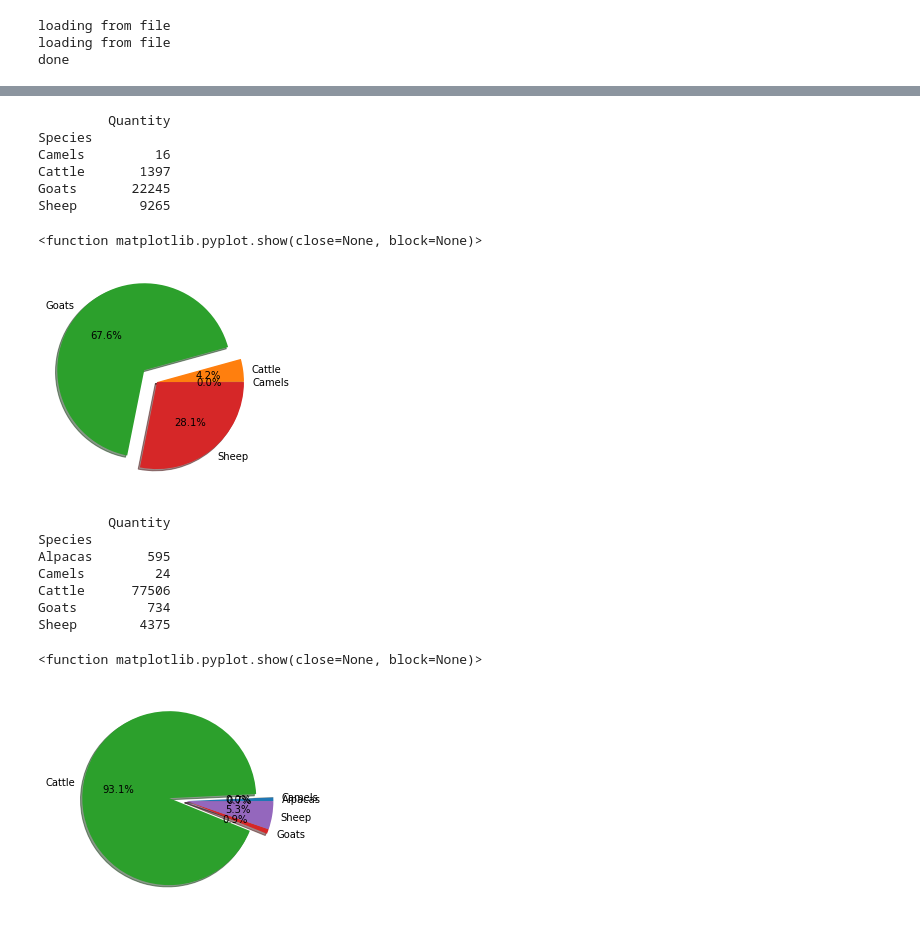
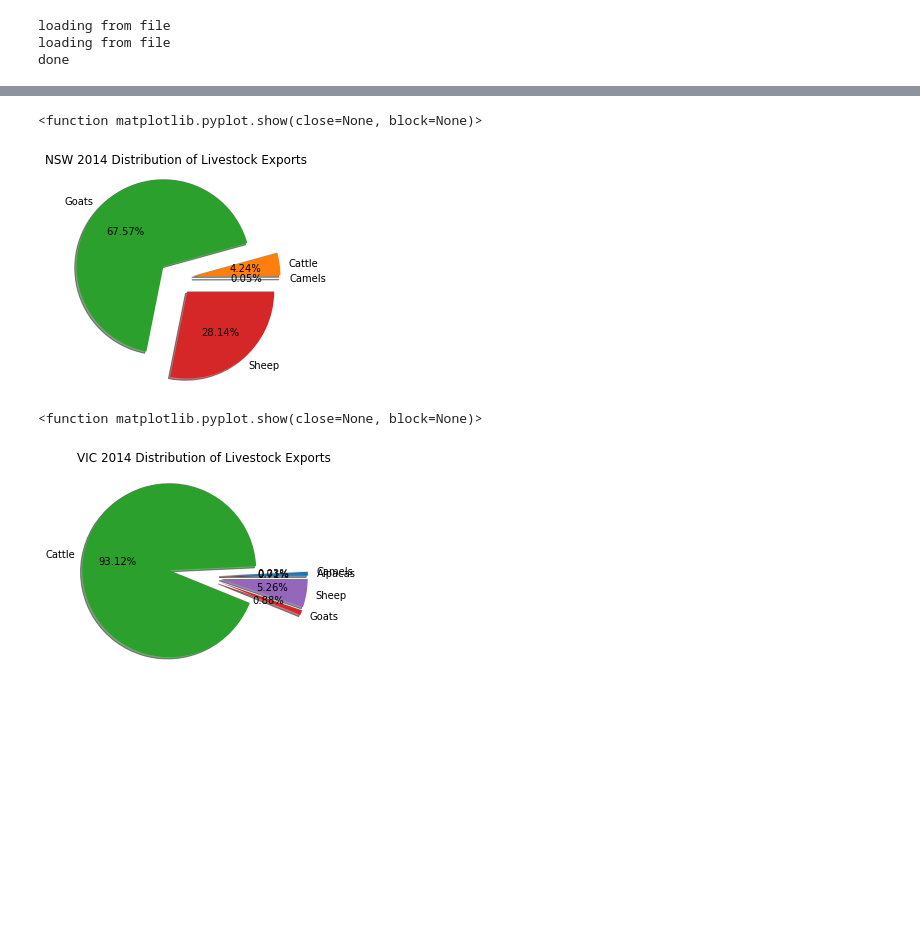
Before and after one commit to D-Wild/data_project, a Jupyter notebook: CODE.ipynb, the cells around one changed output, grey strips where cells are left out. Drawn from its saved outputs; the diff is of its cells as text; code cells hidden in the pictures; blank space fills up the shorter version.

```diff
--- a/CODE.ipynb
+++ b/CODE.ipynb
@@ -89,32 +53,23 @@ Sheep      225232
 # %%
 nsw_ld_2014 = ld.loc[(ld['State'] == 'NSW') & (ld['Year'] == 2014)]
 nsw_ld_2014_species = nsw_ld_2014.groupby(['Species']).sum()
 nsw_ld_2014_species_culled = nsw_ld_2014_species.drop(columns=['Year'])
-
-print(nsw_ld_2014_species_culled)
 
 Camels = nsw_ld_2014_species_culled.iloc[0,0]
 Cattle = nsw_ld_2014_species_culled.iloc[1,0]
 Goats = nsw_ld_2014_species_culled.iloc[2,0]
 Sheep = nsw_ld_2014_species_culled.iloc[3,0]
 
-plt.pie([Camels, Cattle, Goats, Sheep], labels= ['Camels', 'Cattle', 'Goats', 'Sheep'], shadow=True, autopct='%1.1f%%', explode= (0, 0, 0.2, 0))
+plt.title('NSW 2014 Distribution of Livestock Exports')
+plt.pie([Camels, Cattle, Goats, Sheep], labels= ['Camels', 'Cattle', 'Goats', 'Sheep'], shadow=True, autopct='%1.2f%%', explode= (0.2, 0.2, 0.2, 0.2))
 plt.show
 # %% [output]
-         Quantity
-Species
-Camels         16
-Cattle       1397
-Goats       22245
-Sheep        9265
+<function matplotlib.pyplot.show(close=None, block=None)>
-<function matplotlib.pyplot.show(close=None, block=None)>
-[figure, old version]
+[figure, new version]
 # %%
 vic_ld_2014 = ld.loc[(ld['State'] == 'VIC') & (ld['Year'] == 2014)]
 vic_ld_2014_species = vic_ld_2014.groupby(['Species']).sum()
 vic_ld_2014_species_culled = vic_ld_2014_species.drop(columns=['Year'])
-
-print(vic_ld_2014_species_culled)
 
 Alpacas = vic_ld_2014_species_culled.iloc[0,0]
 Camels = vic_ld_2014_species_culled.iloc[1,0]
@@ -122,18 +77,12 @@ Cattle = vic_ld_2014_species_culled.iloc[2,0]
 Goats = vic_ld_2014_species_culled.iloc[3,0]
 Sheep = vic_ld_2014_species_culled.iloc[4,0]
 
-plt.pie([Alpacas, Camels, Cattle, Goats, Sheep], labels= ['Alpacas', 'Camels', 'Cattle', 'Goats', 'Sheep'], shadow=True, autopct='%1.1f%%', explode= (0, 0, 0.2, 0, 0))
+plt.title('VIC 2014 Distribution of Livestock Exports')
+plt.pie([Alpacas, Camels, Cattle, Goats, Sheep], labels= ['Alpacas', 'Camels', 'Cattle', 'Goats', 'Sheep'], shadow=True, autopct='%1.2f%%', explode= (0.2, 0.2, 0.4, 0.2, 0.2))
 plt.show
 # %% [output]
-         Quantity
-Species
-Alpacas       595
-Camels         24
-Cattle      77506
-Goats         734
-Sheep        4375
+<function matplotlib.pyplot.show(close=None, block=None)>
-<function matplotlib.pyplot.show(close=None, block=None)>
-[figure, old version]
+[figure, new version]
 # %%
 qld_ld_2014 = ld.loc[(ld['State'] == 'QLD') & (ld['Year'] == 2014)]
 qld_ld_2014_species = qld_ld_2014.groupby(['Species']).sum()
```
Also changed, not shown: parts of 11 cells of this notebook.
